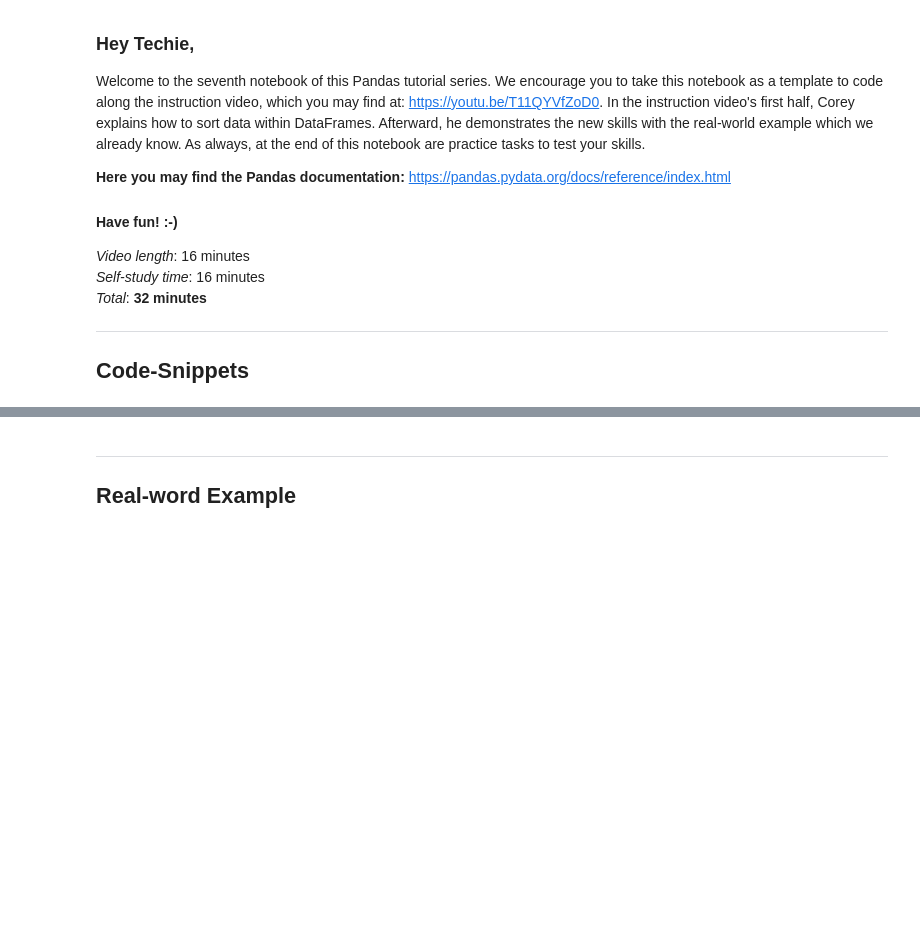
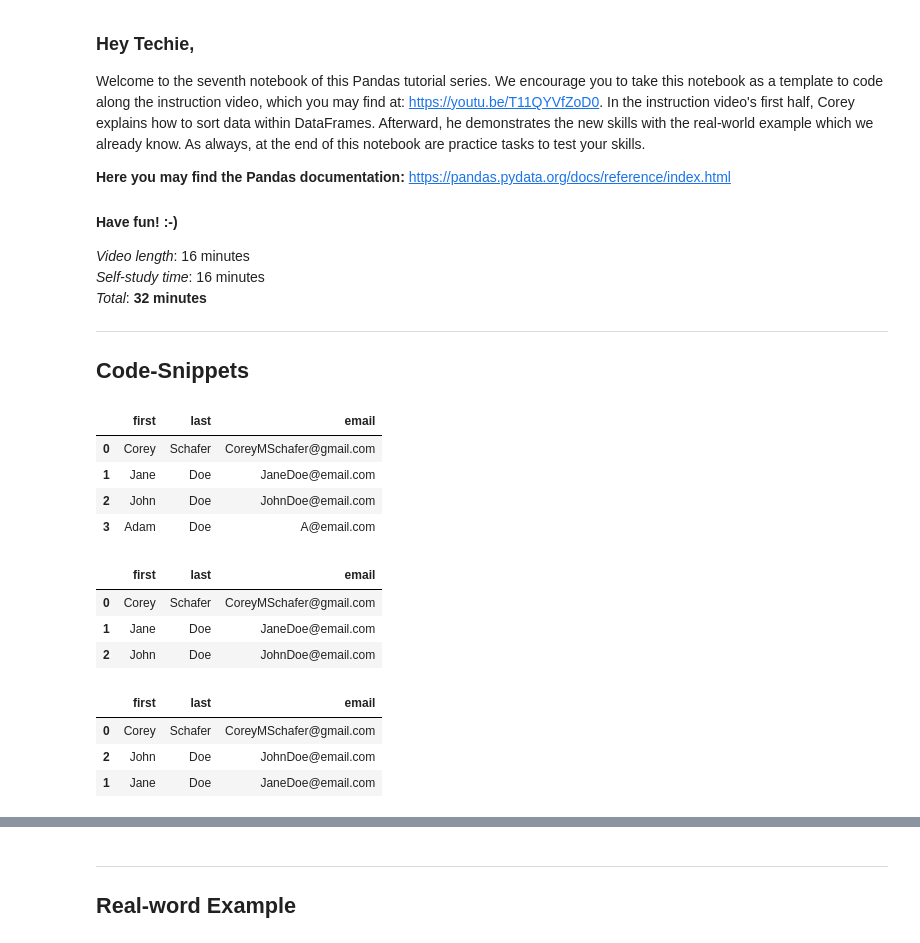
Before and after one commit to AMR0330/Coding2025, a Jupyter notebook: 02_Data Manipulation/Part C - Pandas/Chapter 07 - Sorting Data.ipynb, the cells around one changed output, grey strips where cells are left out. Drawn from its saved outputs; the diff is of its cells as text; code cells hidden in the pictures; blank space fills up the shorter version.

```diff
--- a/02_Data Manipulation/Part C - Pandas/Chapter 07 - Sorting Data.ipynb
+++ b/02_Data Manipulation/Part C - Pandas/Chapter 07 - Sorting Data.ipynb
@@ -25,9 +25,31 @@ Welcome to the seventh notebook of this Pandas tutorial series. We encourage you
 import pandas as pd
 # %%
 people = {
-    "first": ["Corey", 'Jane', 'John'],
-    "last": ["Schafer", 'Doe', 'Doe'],
-    "email": ["CoreyMSchafer@gmail.com", 'JaneDoe@email.com', 'JohnDoe@email.com']
+    "first": ["Corey", 'Jane', 'John', 'Adam'],
+    "last": ["Schafer", 'Doe', 'Doe', 'Doe'],
+    "email": ["CoreyMSchafer@gmail.com", 'JaneDoe@email.com', 'JohnDoe@email.com', 'A@email.com']
 }
 # %%
 # START YOUR CODE HERE.
+df = pd.DataFrame(people)
+df
+# %% [output]
+|  | first | last | email |
+| 0 | Corey | Schafer | CoreyMSchafer@gmail.com |
+| 1 | Jane | Doe | JaneDoe@email.com |
+| 2 | John | Doe | JohnDoe@email.com |
+| 3 | Adam | Doe | A@email.com |
+# %%
+df.sort_values(by='last', ascending=False)
+# %% [output]
+|  | first | last | email |
+| 0 | Corey | Schafer | CoreyMSchafer@gmail.com |
+| 1 | Jane | Doe | JaneDoe@email.com |
+| 2 | John | Doe | JohnDoe@email.com |
+# %%
+df.sort_values(by=['last', 'first'], ascending=False)
+# %% [output]
+|  | first | last | email |
+| 0 | Corey | Schafer | CoreyMSchafer@gmail.com |
+| 2 | John | Doe | JohnDoe@email.com |
+| 1 | Jane | Doe | JaneDoe@email.com |
```
Also changed, not shown: parts of 9 cells of this notebook.
